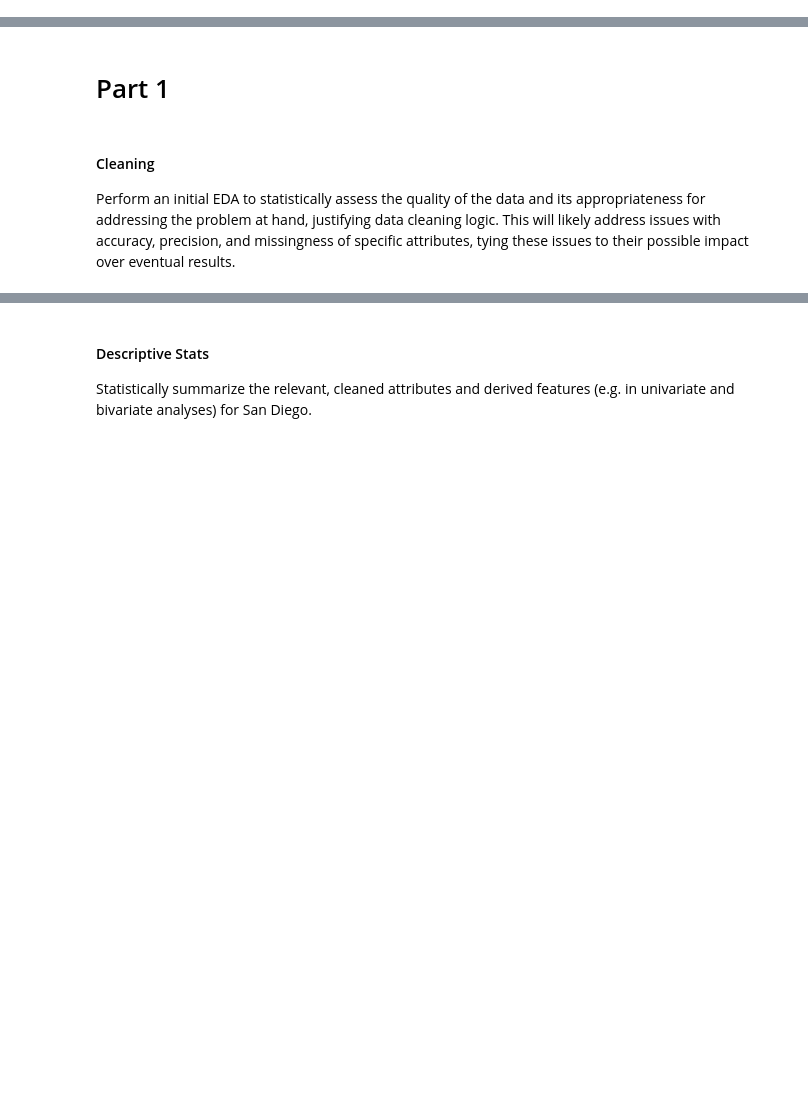
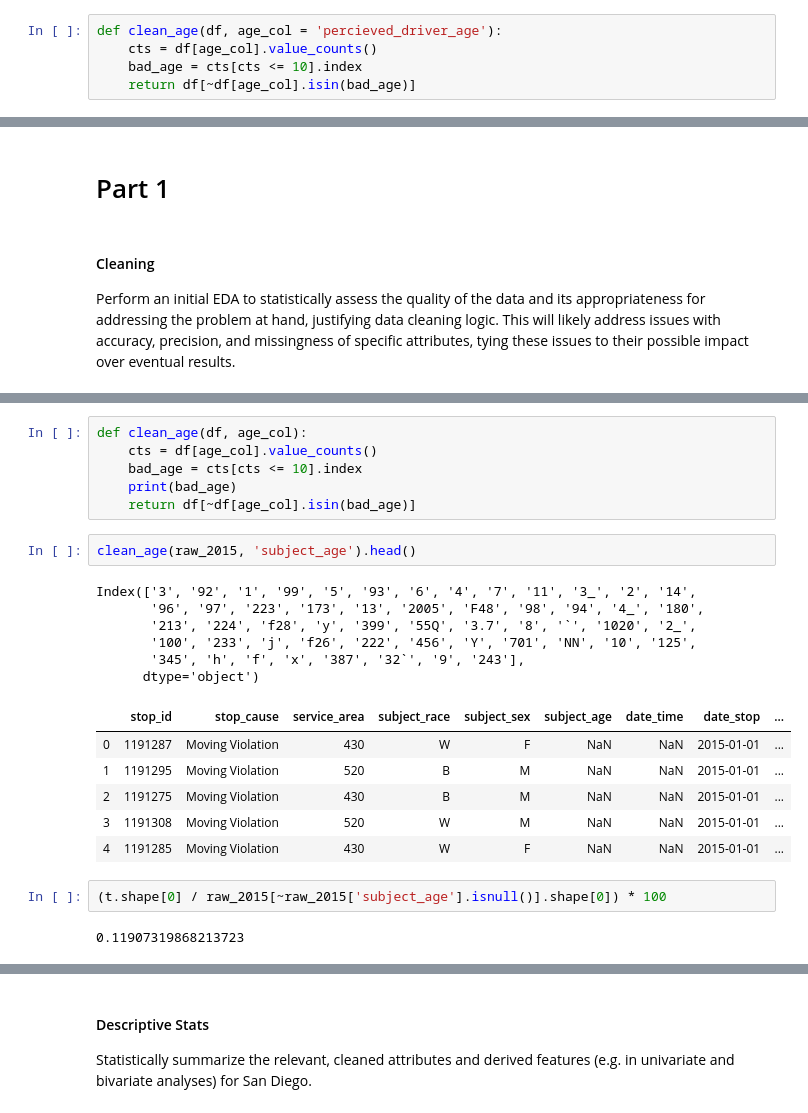
Before and after one commit to StephanieMoore14/DSC180A_Assignment2, a Jupyter notebook: assignment-2.ipynb, the cells around one changed output, grey strips where cells are left out. Saved outputs shown, nothing was run; the diff lists cells and outputs as text; blank space fills up the shorter version.

```diff
--- a/assignment-2.ipynb
+++ b/assignment-2.ipynb
@@ -175,3 +179,8 @@ def clean_bool(df, yr):
     else:
         df['gend'] = map_sex(df['gend'])
         return df
+# %%
+def clean_age(df, age_col = 'percieved_driver_age'):
+    cts = df[age_col].value_counts()
+    bad_age = cts[cts <= 10].index
+    return df[~df[age_col].isin(bad_age)]
@@ -317,0 +388,25 @@ Perform an initial EDA to statistically assess the quality of the data and its a
+# %%
+def clean_age(df, age_col):
+    cts = df[age_col].value_counts()
+    bad_age = cts[cts <= 10].index
+    print(bad_age)
+    return df[~df[age_col].isin(bad_age)]
+# %%
+clean_age(raw_2015, 'subject_age').head()
+# %% [output]
+Index(['3', '92', '1', '99', '5', '93', '6', '4', '7', '11', '3_', '2', '14',
+       '96', '97', '223', '173', '13', '2005', 'F48', '98', '94', '4_', '180',
+       '213', '224', 'f28', 'y', '399', '55Q', '3.7', '8', '`', '1020', '2_',
+       '100', '233', 'j', 'f26', '222', '456', 'Y', '701', 'NN', '10', '125',
+       '345', 'h', 'f', 'x', '387', '32`', '9', '243'],
+      dtype='object')
+|  | stop_id | stop_cause | service_area | subject_race | subject_sex | subject_age | date_time | date_stop | ... |
+| 0 | 1191287 | Moving Violation | 430 | W | F | NaN | NaN | 2015-01-01 | ... |
+| 1 | 1191295 | Moving Violation | 520 | B | M | NaN | NaN | 2015-01-01 | ... |
+| 2 | 1191275 | Moving Violation | 430 | B | M | NaN | NaN | 2015-01-01 | ... |
+| 3 | 1191308 | Moving Violation | 520 | W | M | NaN | NaN | 2015-01-01 | ... |
+| 4 | 1191285 | Moving Violation | 430 | W | F | NaN | NaN | 2015-01-01 | ... |
+# %%
+(t.shape[0] / raw_2015[~raw_2015['subject_age'].isnull()].shape[0]) * 100
+# %% [output]
+0.11907319868213723
```
Also changed, not shown: parts of 59 cells of this notebook, 1 other file.
